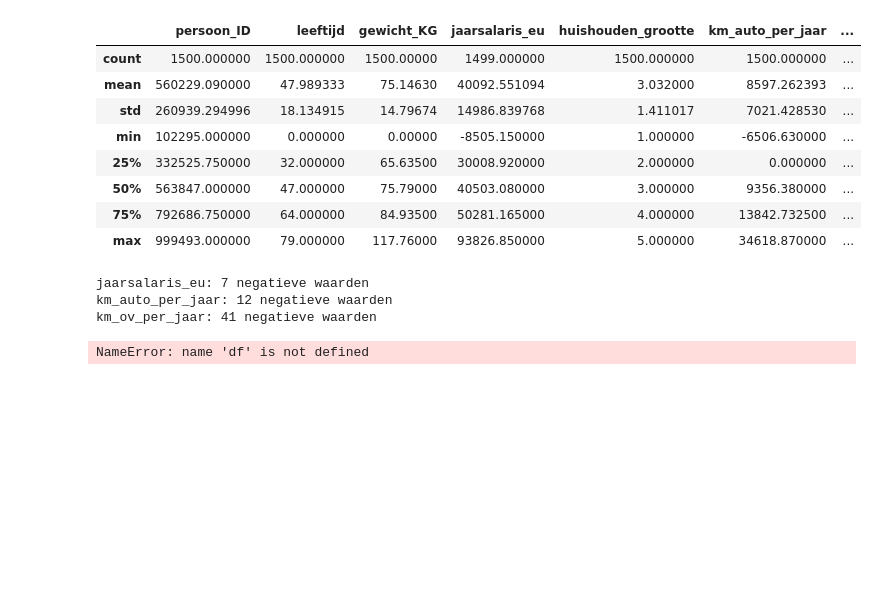
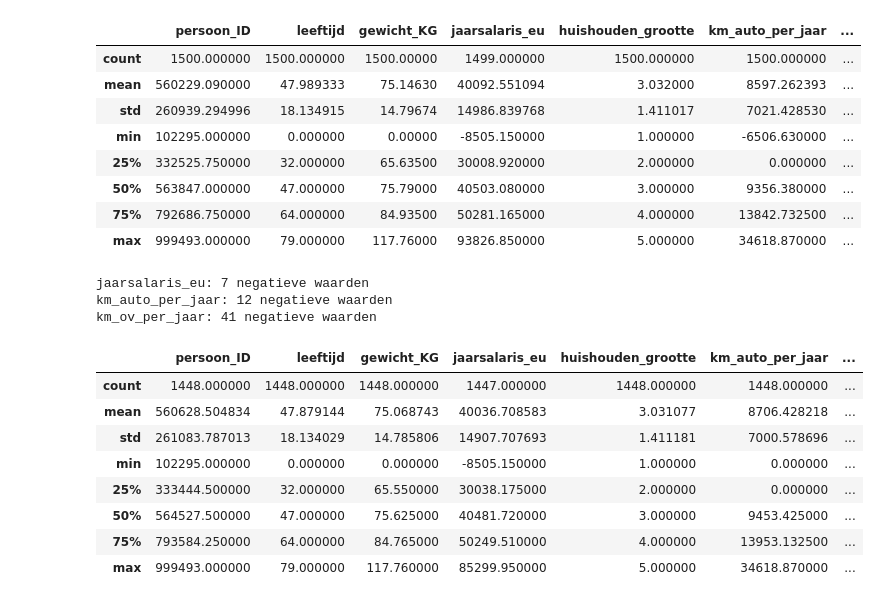
Before and after one commit to rabpie/portfolio_wis, a Jupyter notebook: Untitled-1.ipynb, the cells around one changed output. Drawn from its saved outputs; the diff is of its cells as text; code cells hidden in the pictures; blank space fills up the shorter version.

```diff
--- a/Untitled-1.ipynb
+++ b/Untitled-1.ipynb
@@ -40,10 +38,17 @@ km_auto_per_jaar: 12 negatieve waarden
 km_ov_per_jaar: 41 negatieve waarden
 # %%
 new_df = df[
-    (df['jaarsalaris_eu'] >= 0) &
     (df['km_auto_per_jaar'] >= 0) &
     (df['km_ov_per_jaar'] >= 0)
 ]
-new_df.shape
+new_df.describe()
 # %% [output]
-NameError: name 'df' is not defined
+|  | persoon_ID | leeftijd | gewicht_KG | jaarsalaris_eu | huishouden_grootte | km_auto_per_jaar | ... |
+| count | 1448.000000 | 1448.000000 | 1448.000000 | 1447.000000 | 1448.000000 | 1448.000000 | ... |
+| mean | 560628.504834 | 47.879144 | 75.068743 | 40036.708583 | 3.031077 | 8706.428218 | ... |
+| std | 261083.787013 | 18.134029 | 14.785806 | 14907.707693 | 1.411181 | 7000.578696 | ... |
+| min | 102295.000000 | 0.000000 | 0.000000 | -8505.150000 | 1.000000 | 0.000000 | ... |
+| 25% | 333444.500000 | 32.000000 | 65.550000 | 30038.175000 | 2.000000 | 0.000000 | ... |
+| 50% | 564527.500000 | 47.000000 | 75.625000 | 40481.720000 | 3.000000 | 9453.425000 | ... |
+| 75% | 793584.250000 | 64.000000 | 84.765000 | 50249.510000 | 4.000000 | 13953.132500 | ... |
+| max | 999493.000000 | 79.000000 | 117.760000 | 85299.950000 | 5.000000 | 34618.870000 | ... |
```
Also changed, not shown: parts of 3 cells of this notebook.
